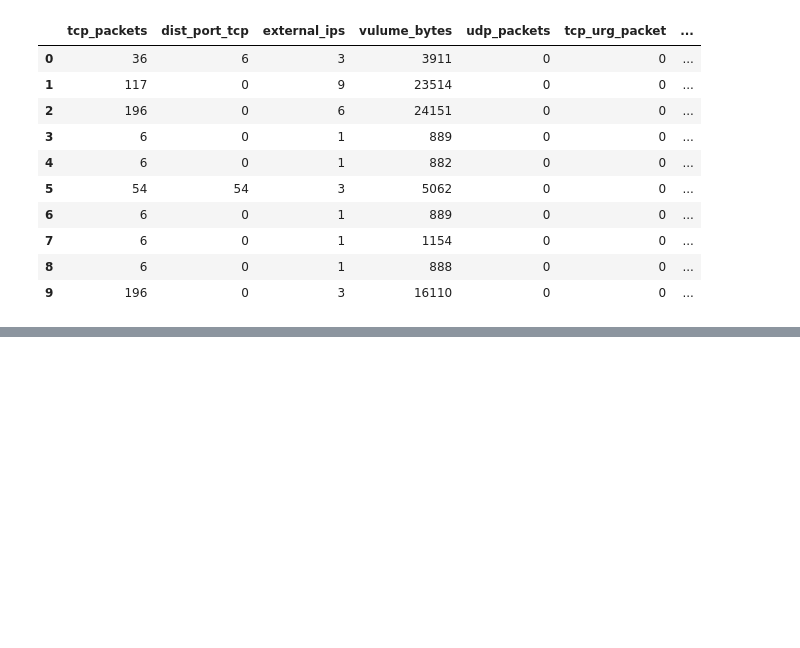
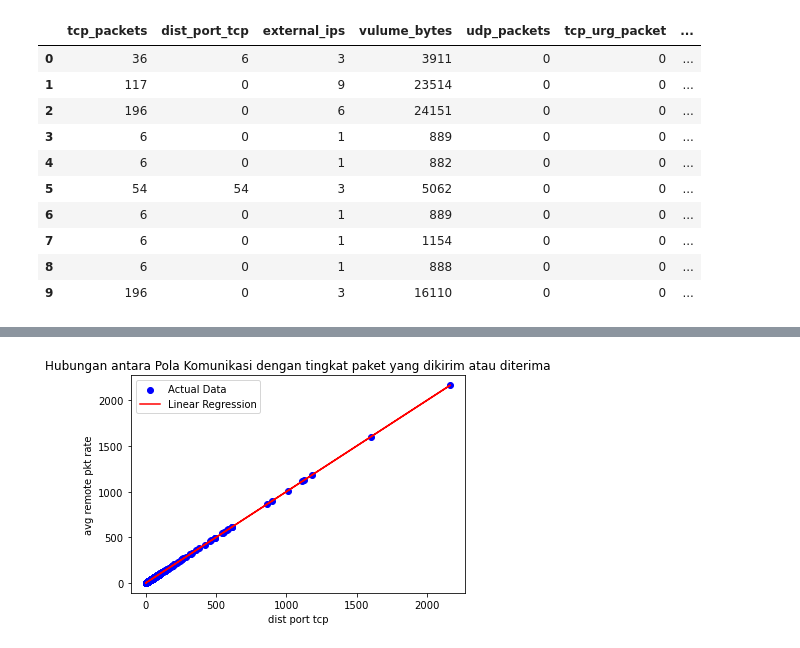
Before and after one commit to Griselda20/Artificial_Intelligence_FinalProject, a Jupyter notebook: Visualisasi/Visualisasi code.ipynb, the cells around one changed output, grey strips where cells are left out. Drawn from its saved outputs; the diff is of its cells as text; code cells hidden in the pictures; blank space fills up the shorter version.

```diff
--- a/Visualisasi/Visualisasi code.ipynb
+++ b/Visualisasi/Visualisasi code.ipynb
@@ -97,0 +98,35 @@ plt.show()
+# %%
+from sklearn.linear_model import LinearRegression
+import matplotlib.pyplot as plt
+
+# Create a LinearRegression object
+model = LinearRegression()
+
+# Reshape the data for the model
+X = cdata.dist_port_tcp.values.reshape(-1, 1)
+y = cdata.dist_port_tcp  # Assuming there might be a mistake in your code, should be 'avg_remote_pkt_rate' instead of 'dist_port_tcp'
+
+# Fit the model to the data
+model.fit(X, y)
+
+# Predict the avg remote pkt rate using the fitted model
+predicted_avg_remote_pkt_rate = model.predict(X)
+
+# Scatter plot for actual data
+plt.scatter(cdata.dist_port_tcp, cdata.dist_port_tcp, color='blue', label='Actual Data')
+
+# Plot the linear regression line
+plt.plot(cdata.dist_port_tcp, predicted_avg_remote_pkt_rate, color='red', label='Linear Regression')
+
+# Add labels and title
+plt.xlabel('dist port tcp')
+plt.ylabel('avg remote pkt rate')
+plt.title('Hubungan antara Pola Komunikasi dengan tingkat paket yang dikirim atau diterima')
+
+# Add legend
+plt.legend()
+
+# Show the plot
+plt.show()
+# %% [output]
+[figure, added]
```
Also changed, not shown: parts of 4 cells of this notebook.
